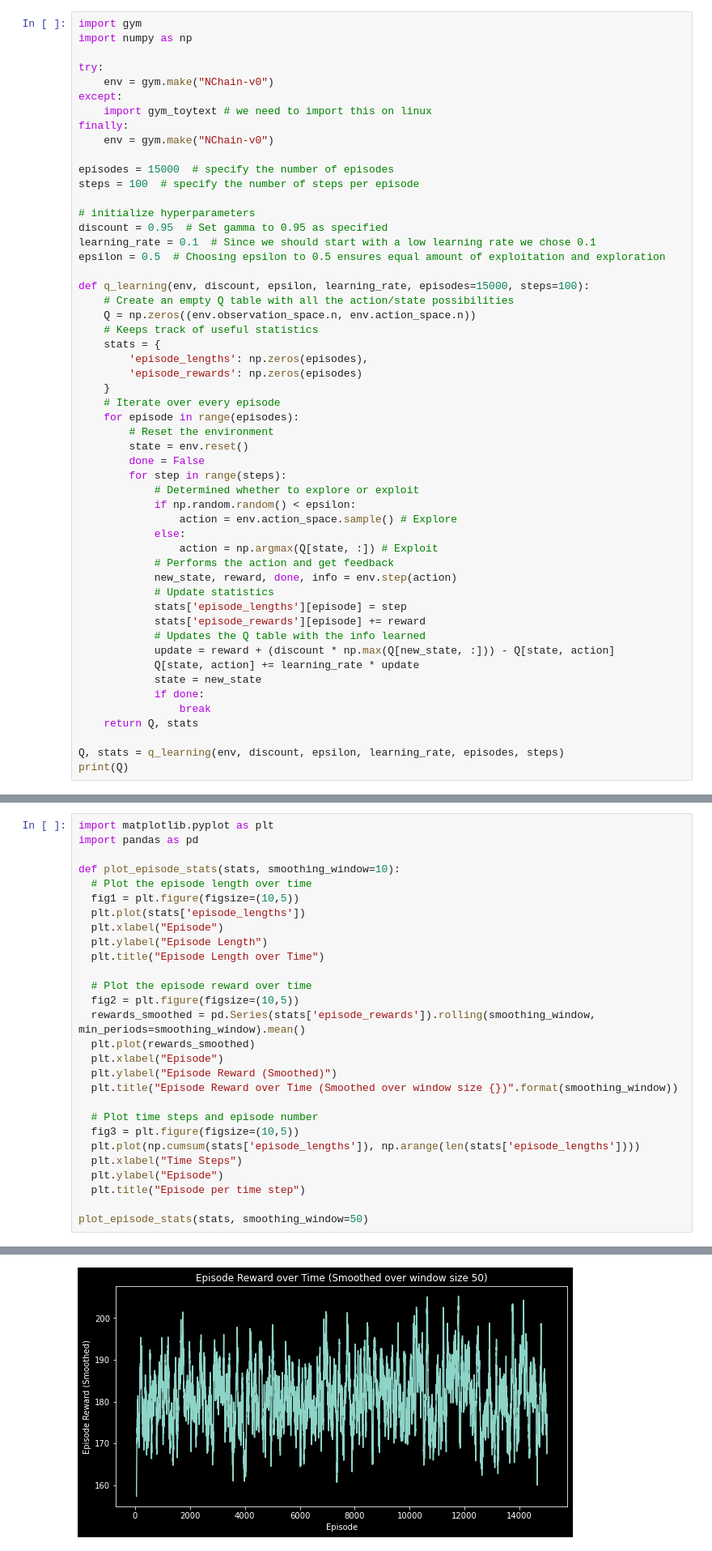
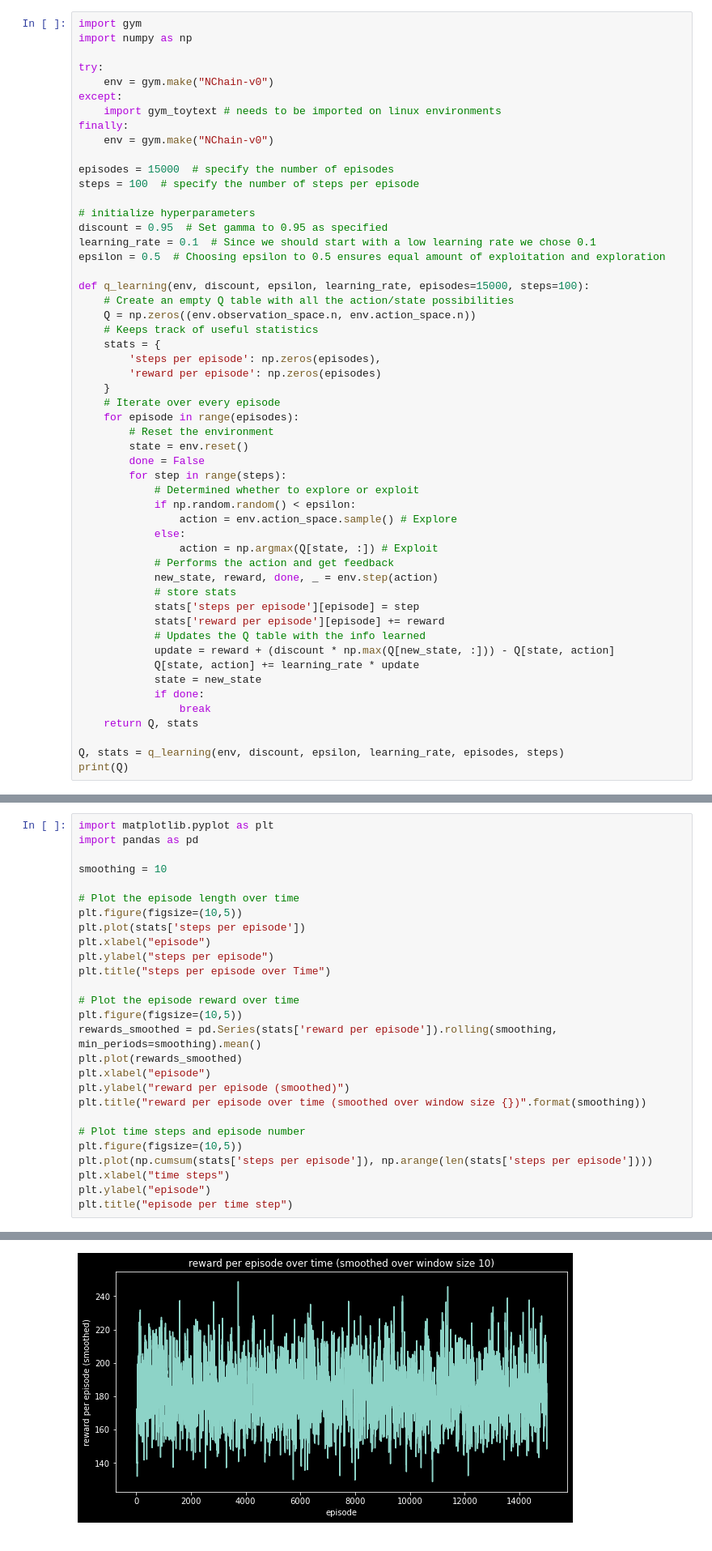
Before and after one commit to lukasmartinsson/dat405, a Jupyter notebook: assignment_5/DAT405_Assignment5_final.ipynb, the cells around one changed output, grey strips where cells are left out. Shown: that part at 81% size. Drawn from its saved outputs; the diff is of its cells as text.

```diff
--- a/assignment_5/DAT405_Assignment5_final.ipynb
+++ b/assignment_5/DAT405_Assignment5_final.ipynb
@@ -349,7 +349,7 @@ import numpy as np
 try:
     env = gym.make("NChain-v0")
 except:
-    import gym_toytext # we need to import this on linux
+    import gym_toytext # needs to be imported on linux environments
 finally:
     env = gym.make("NChain-v0")
 
@@ -366,8 +366,8 @@ def q_learning(env, discount, epsilon, learning_rate, episodes=15000, steps=100)
     Q = np.zeros((env.observation_space.n, env.action_space.n))
     # Keeps track of useful statistics
     stats = {
-        'episode_lengths': np.zeros(episodes),
-        'episode_rewards': np.zeros(episodes)
+        'steps per episode': np.zeros(episodes),
+        'reward per episode': np.zeros(episodes)
     }
     # Iterate over every episode
     for episode in range(episodes):
@@ -381,10 +381,10 @@ def q_learning(env, discount, epsilon, learning_rate, episodes=15000, steps=100)
             else:
                 action = np.argmax(Q[state, :]) # Exploit
             # Performs the action and get feedback
-            new_state, reward, done, info = env.step(action)
-            # Update statistics
-            stats['episode_lengths'][episode] = step
-            stats['episode_rewards'][episode] += reward
+            new_state, reward, done, _ = env.step(action)
+            # store stats
+            stats['steps per episode'][episode] = step
+            stats['reward per episode'][episode] += reward
             # Updates the Q table with the info learned
             update = reward + (discount * np.max(Q[new_state, :])) - Q[state, action]
             Q[state, action] += learning_rate * update
@@ -405,28 +405,27 @@ print(Q)
 import matplotlib.pyplot as plt
 import pandas as pd
 
-def plot_episode_stats(stats, smoothing_window=10):
-  # Plot the episode length over time
-  fig1 = plt.figure(figsize=(10,5))
-  plt.plot(stats['episode_lengths'])
-  plt.xlabel("Episode")
-  plt.ylabel("Episode Length")
-  plt.title("Episode Length over Time")
+smoothing = 10
 
-  # Plot the episode reward over time
-  fig2 = plt.figure(figsize=(10,5))
-  rewards_smoothed = pd.Series(stats['episode_rewards']).rolling(smoothing_window, min_periods=smoothing_window).mean()
-  plt.plot(rewards_smoothed)
-  plt.xlabel("Episode")
-  plt.ylabel("Episode Reward (Smoothed)")
-  plt.title("Episode Reward over Time (Smoothed over window size {})".format(smoothing_window))
+# Plot the episode length over time
+plt.figure(figsize=(10,5))
+plt.plot(stats['steps per episode'])
+plt.xlabel("episode")
+plt.ylabel("steps per episode")
+plt.title("steps per episode over Time")
 
-  # Plot time steps and episode number
-  fig3 = plt.figure(figsize=(10,5))
-  plt.plot(np.cumsum(stats['episode_lengths']), np.arange(len(stats['episode_lengths'])))
-  plt.xlabel("Time Steps")
-  plt.ylabel("Episode")
-  plt.title("Episode per time step")
+# Plot the episode reward over time
+plt.figure(figsize=(10,5))
+rewards_smoothed = pd.Series(stats['reward per episode']).rolling(smoothing, min_periods=smoothing).mean()
+plt.plot(rewards_smoothed)
+plt.xlabel("episode")
+plt.ylabel("reward per episode (smoothed)")
+plt.title("reward per episode over time (smoothed over window size {})".format(smoothing))
 
-plot_episode_stats(stats, smoothing_window=50)
+# Plot time steps and episode number
+plt.figure(figsize=(10,5))
+plt.plot(np.cumsum(stats['steps per episode']), np.arange(len(stats['steps per episode'])))
+plt.xlabel("time steps")
+plt.ylabel("episode")
+plt.title("episode per time step")
 # %% [output]
@@ -434,4 +434,4 @@ plot_episode_stats(stats, smoothing_window=50)
-[figure, old version]
+[figure, new version]
 [figure]
 # %% [markdown]
 ## Question 4
```
Also changed, not shown: parts of 2 cells of this notebook.
